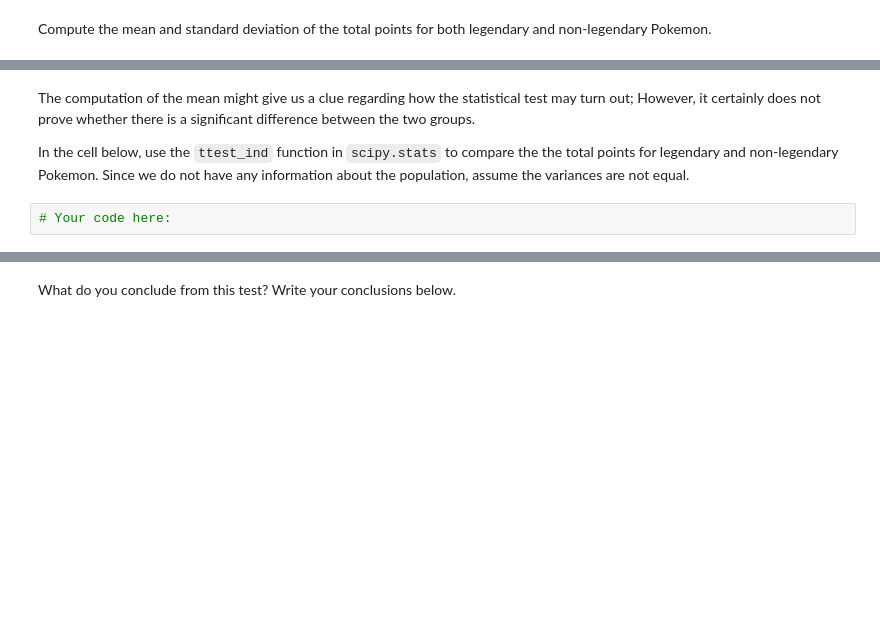
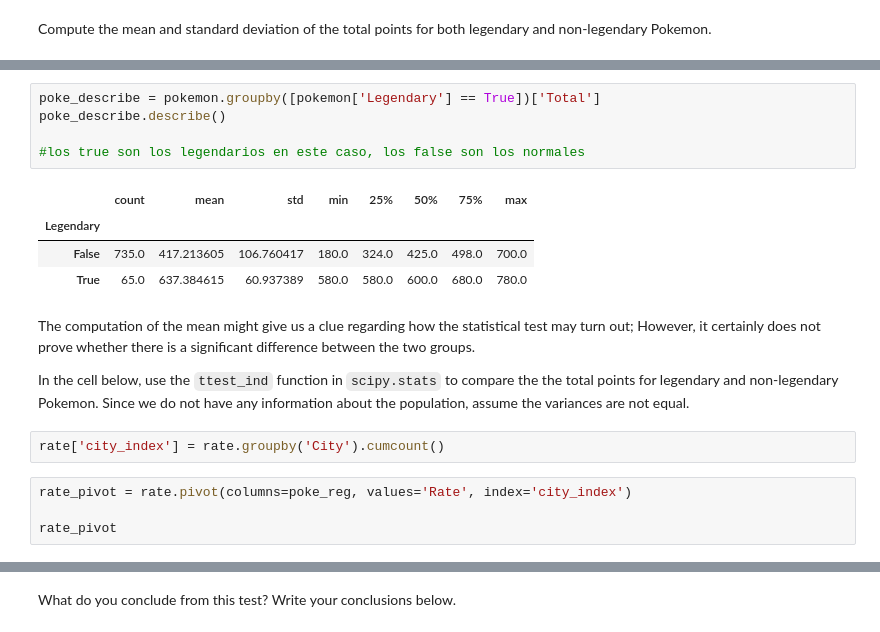
Before and after one commit to Ironhack-Data-Madrid-Octubre-2023/6.3-lab_two_sample_hypothesis_test, a Jupyter notebook: your-code/main.ipynb, the cells around one changed output, grey strips where cells are left out. Cells and saved outputs as stored; diff of their text form; blank space fills up the shorter version.

```diff
--- a/your-code/main.ipynb
+++ b/your-code/main.ipynb
@@ -31,6 +144,20 @@ Compute the mean and standard deviation of the total points for both legendary a
+# %%
+poke_describe = pokemon.groupby([pokemon['Legendary'] == True])['Total']
+poke_describe.describe()
+
+#los true son los legendarios en este caso, los false son los normales
+# %% [output]
+|  | count | mean | std | min | 25% | 50% | 75% | max |
+| Legendary |  |  |  |  |  |  |  |  |
+| False | 735.0 | 417.213605 | 106.760417 | 180.0 | 324.0 | 425.0 | 498.0 | 700.0 |
+| True | 65.0 | 637.384615 | 60.937389 | 580.0 | 580.0 | 600.0 | 680.0 | 780.0 |
 # %% [markdown]
 The computation of the mean might give us a clue regarding how the statistical test may turn out; However, it certainly does not prove whether there is a significant difference between the two groups.
 
 In the cell below, use the `ttest_ind` function in `scipy.stats` to compare the the total points for legendary and non-legendary Pokemon. Since we do not have any information about the population, assume the variances are not equal.
-# %%
-# Your code here:
+# %%
+rate['city_index'] = rate.groupby('City').cumcount()
+# %%
+rate_pivot = rate.pivot(columns=poke_reg, values='Rate', index='city_index')
+
+rate_pivot
```
Also changed, not shown: parts of 26 cells of this notebook.
